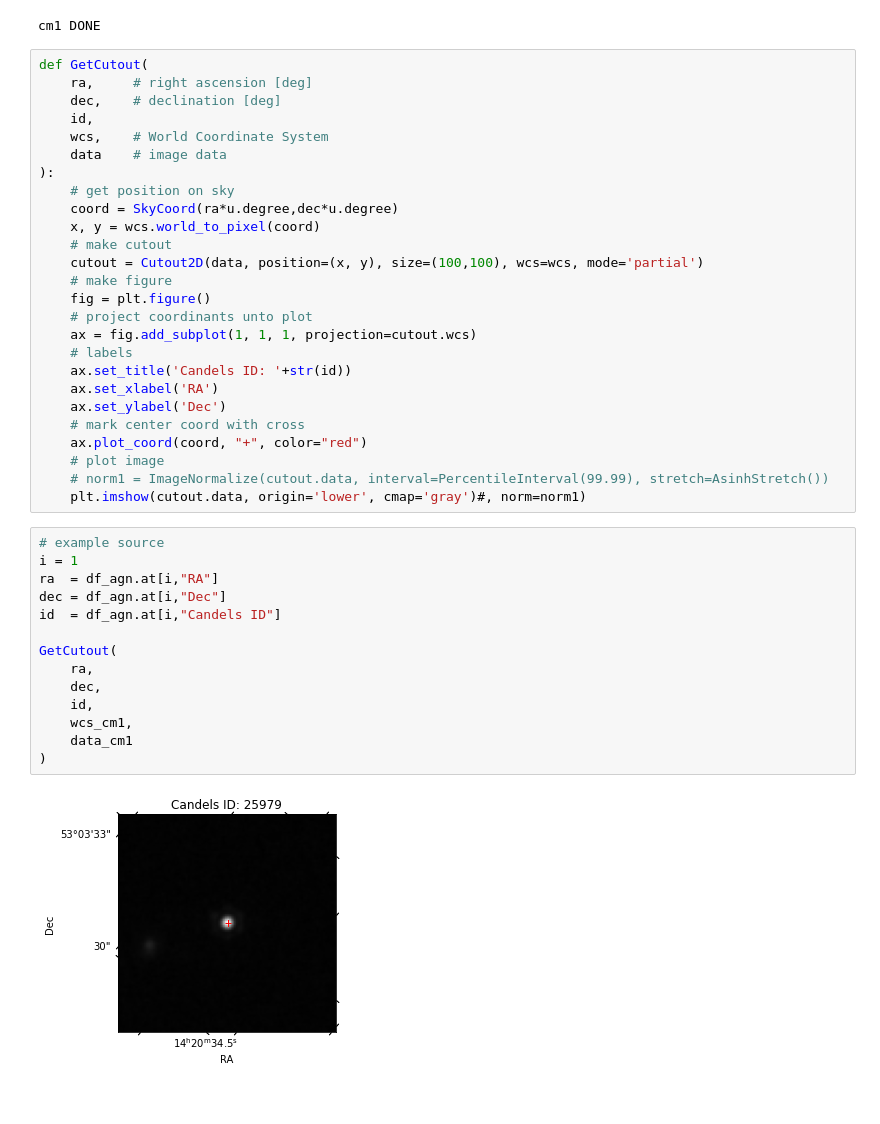
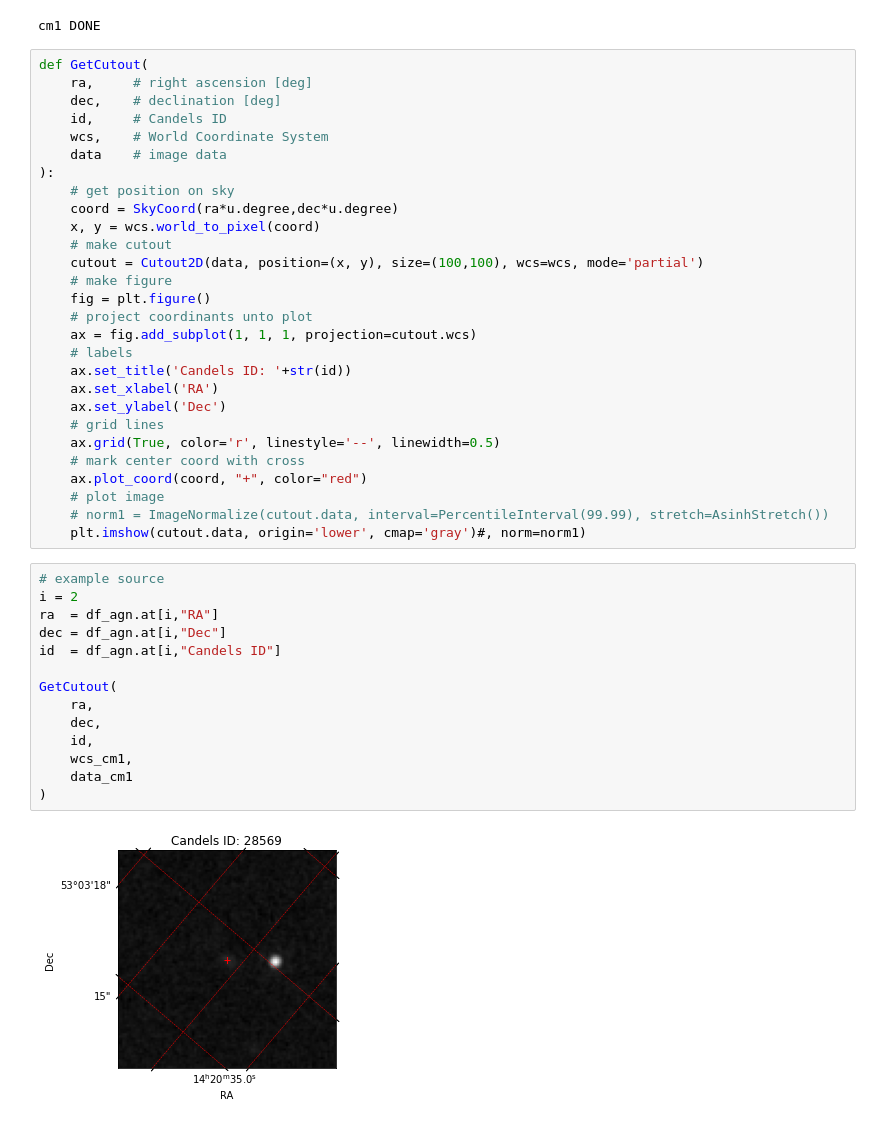
Before and after one commit to parallax-xallaraq/AGNerds, a Jupyter notebook: JWST_AGN_proj2/ImgCuts_AAS_forDrK.ipynb, the cells around one changed output. Drawn from its saved outputs; the diff is of its cells as text.

Commit message:
show major axis lines

```diff
--- a/JWST_AGN_proj2/ImgCuts_AAS_forDrK.ipynb
+++ b/JWST_AGN_proj2/ImgCuts_AAS_forDrK.ipynb
@@ -67,7 +67,7 @@ cm1 DONE
 def GetCutout(
     ra,     # right ascension [deg]
     dec,    # declination [deg]
-    id,
+    id,     # Candels ID
     wcs,    # World Coordinate System
     data    # image data
 ):
@@ -84,6 +84,8 @@ def GetCutout(
     ax.set_title('Candels ID: '+str(id))
     ax.set_xlabel('RA')
     ax.set_ylabel('Dec')
+    # grid lines
+    ax.grid(True, color='r', linestyle='--', linewidth=0.5)
     # mark center coord with cross
     ax.plot_coord(coord, "+", color="red")
     # plot image
@@ -91,17 +93,17 @@ def GetCutout(
     plt.imshow(cutout.data, origin='lower', cmap='gray')#, norm=norm1)
 # %%
 # example source
-i = 1
+i = 2
 ra  = df_agn.at[i,"RA"]
 dec = df_agn.at[i,"Dec"]
 id  = df_agn.at[i,"Candels ID"]
 
 GetCutout(
     ra,
     dec,
     id,
     wcs_cm1,
     data_cm1
 )
 # %% [output]
-[figure, old version]
+[figure, new version]
```
